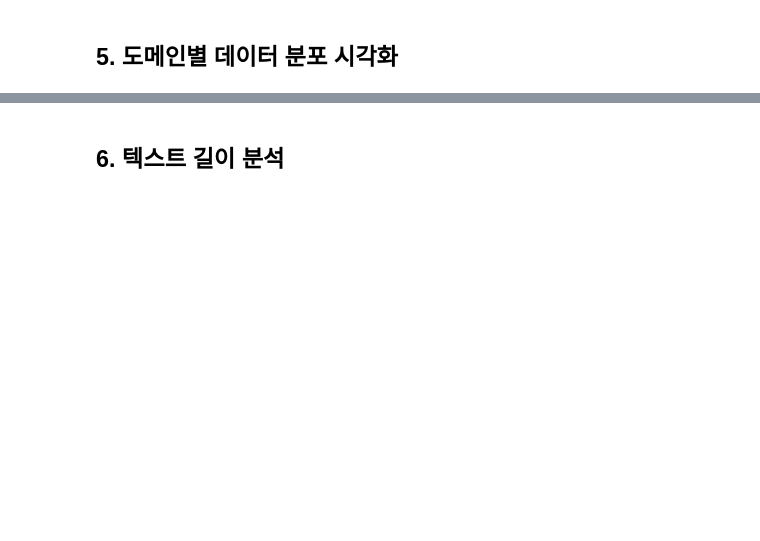
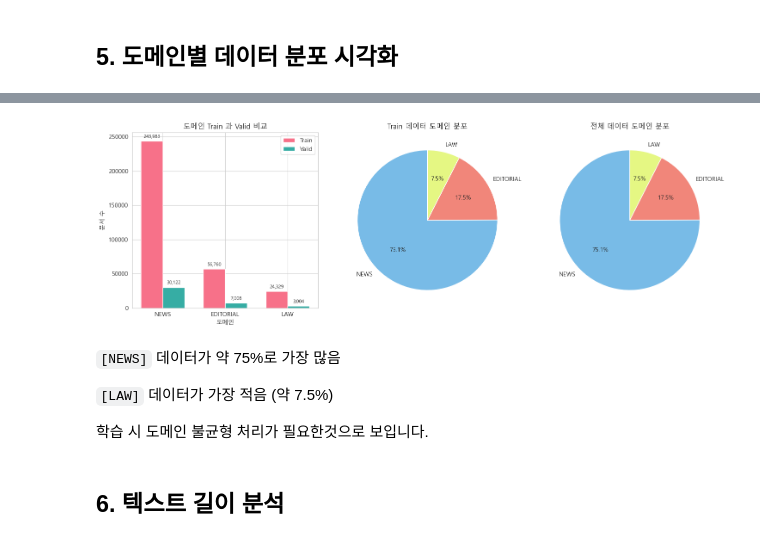
Before and after one commit to JJang-404/study, a Jupyter notebook: mission/mission12.ipynb, the cells around one changed output, grey strips where cells are left out. Drawn from its saved outputs; the diff is of its cells as text; code cells hidden in the pictures; blank space fills up the shorter version.

```diff
--- a/mission/mission12.ipynb
+++ b/mission/mission12.ipynb
@@ -501,2 +403,61 @@ print("- 학습 시 도메인 불균형 처리 필요")
+# %%
+# 도메인별 데이터 분포 시각화
+fig, axes = plt.subplots(1,3,figsize=(15,5))
+
+# 1. 도메인별 문서 수 ('Train' vs 'Valid')
+domains = [d.upper() for d in all_keys.keys()]
+train_counts = [pivot_df.loc[d, 'TRAIN'] for d in domains]
+valid_counts = [pivot_df.loc[d, 'VALID'] for d in domains]
+
+x = np.arange(len(domains))
+width = 0.35
+
+colors = sns.color_palette('husl', 2)
+
+bars1 = axes[0].bar(x-width/2, train_counts, width, label='Train', color=colors[0])
+bars2 = axes[0].bar(x+width/2, valid_counts, width, label='Valid', color=colors[1])
+axes[0].set_xlabel('도메인')
+axes[0].set_ylabel('문서 수')
+axes[0].set_title('도메인 Train 과 Valid 비교')
+axes[0].set_xticks(x)
+axes[0].set_xticklabels(domains)
+axes[0].legend()
+axes[0].ticklabel_format(style='plain', axis='y')
+
+# 막대 위에 숫자 표시
+for bar in bars1:
+    height = bar.get_height()
+    axes[0].annotate(f"{int(height):,}",
+                     xy=(bar.get_x() + bar.get_width() / 2, height),
+                     xytext=(0,3), textcoords='offset points',
+                     ha='center', va='bottom', fontsize=8)
+
+for bar in bars2:
+    height = bar.get_height()
+    axes[0].annotate(f'{int(height):,}',
+                     xy=(bar.get_x() + bar.get_width() / 2, height),
+                     xytext=(0,3), textcoords='offset points',
+                     ha='center', va='bottom', fontsize=8)
+
+# 2. Train 데이터 도메인 비율 (Pie chart)
+colors = ["#78bbe7", "#f1867a", "#e5f783"]
+axes[1].pie(train_counts, labels=domains, autopct='%1.1f%%', colors=colors,startangle=90)
+axes[1].set_title('Train 데이터 도메인 분포')
+
+# 3. 전체 데이터 도메인 비율 (Pie chart)
+total_counts = [t + v for t, v in zip(train_counts, valid_counts)]
+axes[2].pie(total_counts, labels=domains, autopct='%1.1f%%', colors=colors, startangle=90)
+axes[2].set_title('전체 데이터 도메인 분포')
+
+plt.tight_layout()
+plt.show()
+# %% [output]
+[figure, added]
+# %% [markdown]
+`[NEWS]` 데이터가 약 75%로 가장 많음
+
+`[LAW]` 데이터가 가장 적음 (약 7.5%)
+
+학습 시 도메인 불균형 처리가 필요한것으로 보입니다.
 # %% [markdown]
 ## 6. 텍스트 길이 분석
```
Also changed, not shown: parts of 92 cells of this notebook.
